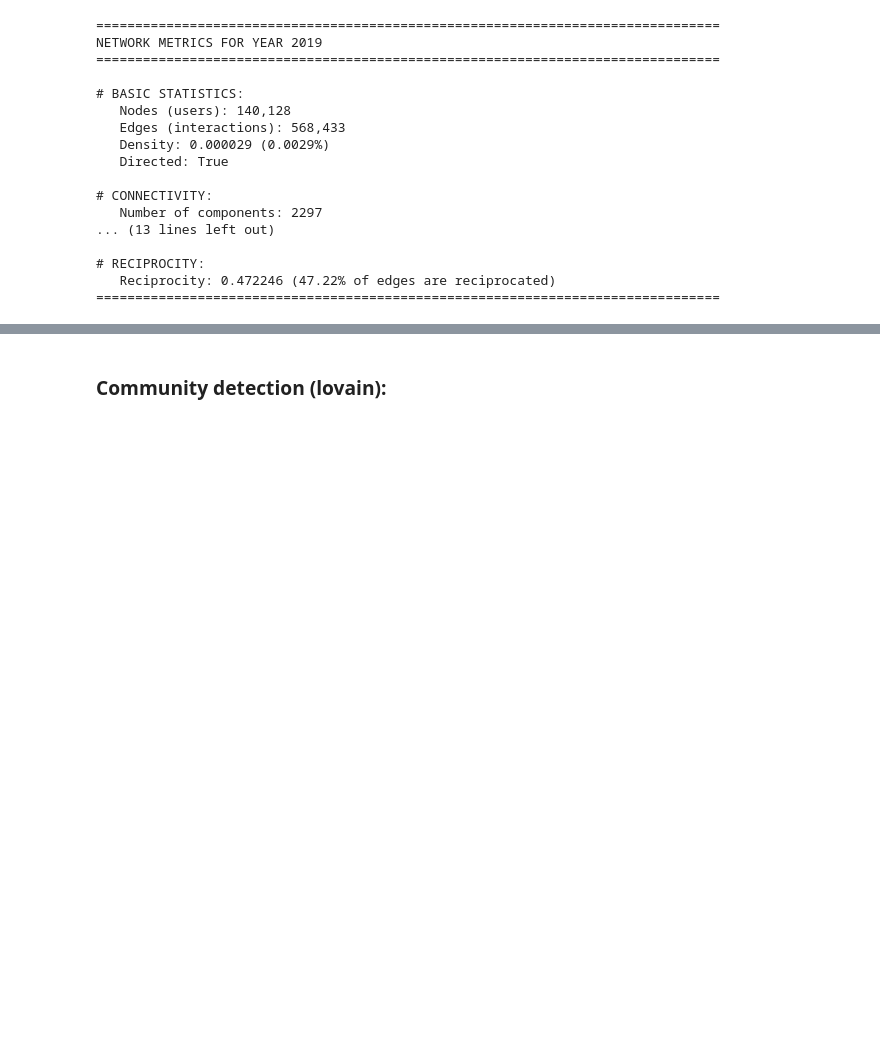
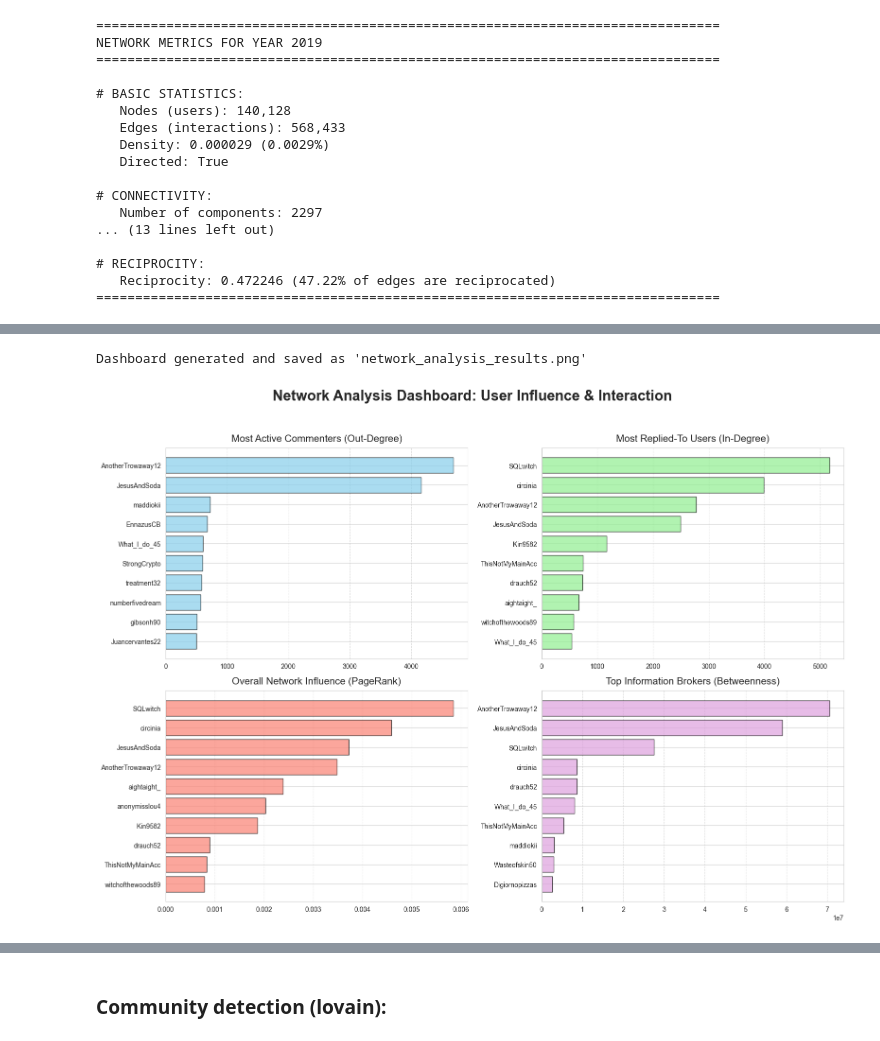
Before and after one commit to hamza-rx12/depression-network-analysis, a Jupyter notebook: analysis.ipynb, the cells around one changed output, grey strips where cells are left out. Saved outputs shown, nothing was run; the diff lists cells and outputs as text; code cells hidden in the pictures; blank space fills up the shorter version.

Commit message:
organized code and added some visuals

```diff
--- a/analysis.ipynb
+++ b/analysis.ipynb
@@ -710,0 +633,7 @@ print("="*80)
+# %%
+# Centralized configuration
+node_names = G.vs['name']
+num_nodes = len(node_names)
+top_n = 10
+
+print(f"Analysis initialized for {num_nodes:,} nodes.")
@@ -710,0 +732,38 @@ print("="*80)
+# %%
+# --- CONCERN: VISUALIZATION DASHBOARD ---
+
+fig, axes = plt.subplots(2, 2, figsize=(16, 12))
+fig.suptitle('Network Analysis Dashboard: User Influence & Interaction', fontsize=22, fontweight='bold')
+
+# Helper function to generate horizontal bar charts
+def plot_metric(ax, names, values, title, color):
+    # Reverse to have the highest value at the top of the chart
+    ax.barh(names[::-1], values[::-1], color=color, edgecolor='black', alpha=0.7)
+    ax.set_title(title, fontsize=15, pad=10)
+    ax.grid(axis='x', linestyle='--', alpha=0.6)
+    ax.tick_params(axis='both', which='major', labelsize=10)
+
+# 1. Plot Out-Degree
+plot_metric(axes[0, 0], [x[0] for x in top_out], [x[1] for x in top_out],
+            'Most Active Commenters (Out-Degree)', 'skyblue')
+
+# 2. Plot In-Degree
+plot_metric(axes[0, 1], [x[0] for x in top_in], [x[1] for x in top_in],
+            'Most Replied-To Users (In-Degree)', 'lightgreen')
+
+# 3. Plot PageRank
+plot_metric(axes[1, 0], [x[0] for x in top_pr], [x[1] for x in top_pr],
+            'Overall Network Influence (PageRank)', 'salmon')
+
+# 4. Plot Betweenness
+top_bet_names = [node_names[idx] for idx in top_bet_indices]
+top_bet_vals = [betweenness[idx] for idx in top_bet_indices]
+plot_metric(axes[1, 1], top_bet_names, top_bet_vals,
+            'Top Information Brokers (Betweenness)', 'plum')
+
+plt.tight_layout(rect=[0, 0.03, 1, 0.95])
+plt.savefig('network_analysis_results.png', dpi=300)
+print("Dashboard generated and saved as 'network_analysis_results.png'")
+# %% [output]
+Dashboard generated and saved as 'network_analysis_results.png'
+[figure, added]
```
Also changed, not shown: parts of 20 cells of this notebook, 3 other files.
